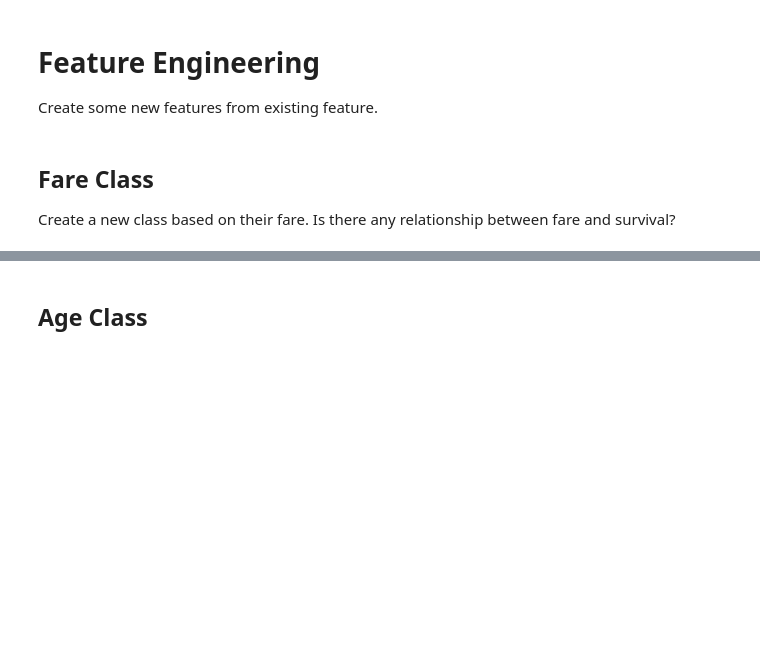
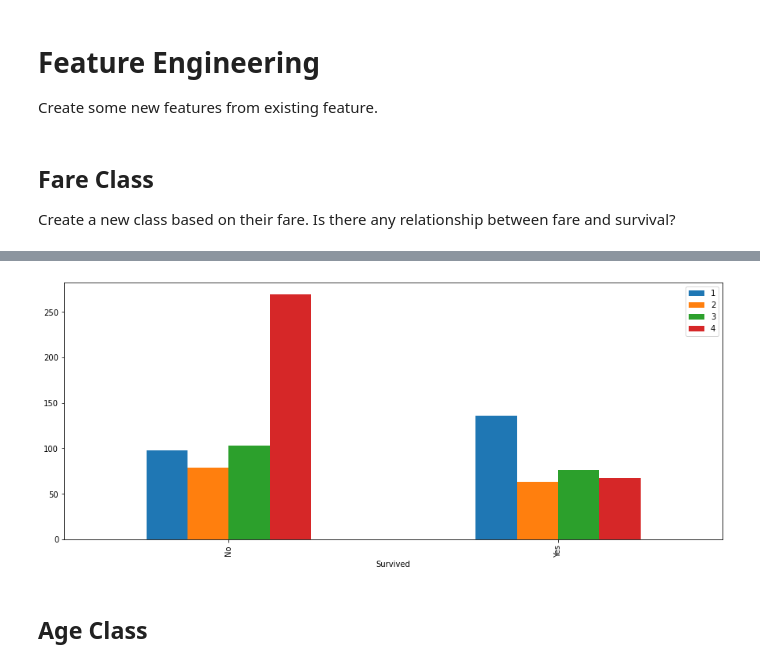
Before and after one commit to mhac009/Institute_of_Data, a Jupyter notebook: Labs/Module_3/IOD_Lab 3.2.1.ipynb, the cells around one changed output, grey strips where cells are left out. Saved outputs shown, nothing was run; the diff lists cells and outputs as text; code cells hidden in the pictures; blank space fills up the shorter version.

```diff
--- a/Labs/Module_3/IOD_Lab 3.2.1.ipynb
+++ b/Labs/Module_3/IOD_Lab 3.2.1.ipynb
@@ -326,3 +374,7 @@ ValueError: The truth value of a Series is ambiguous. Use a.empty, a.bool(), a.i
+# %%
+bar_charts(titanic, "fare_class")
+# %% [output]
+[figure, added]
 # %% [markdown]
 ## Age Class
 # %%
```
Also changed, not shown: parts of 27 cells of this notebook, 1 other file.
